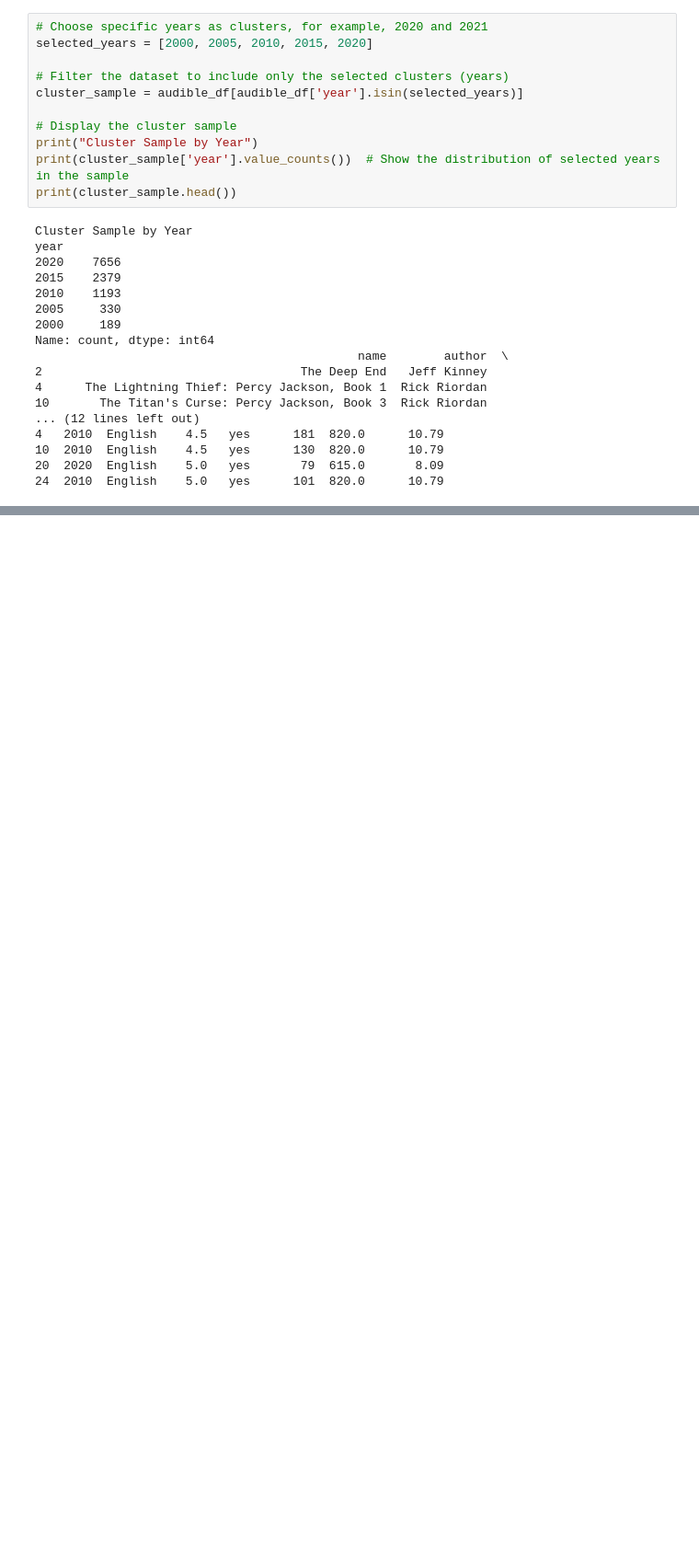
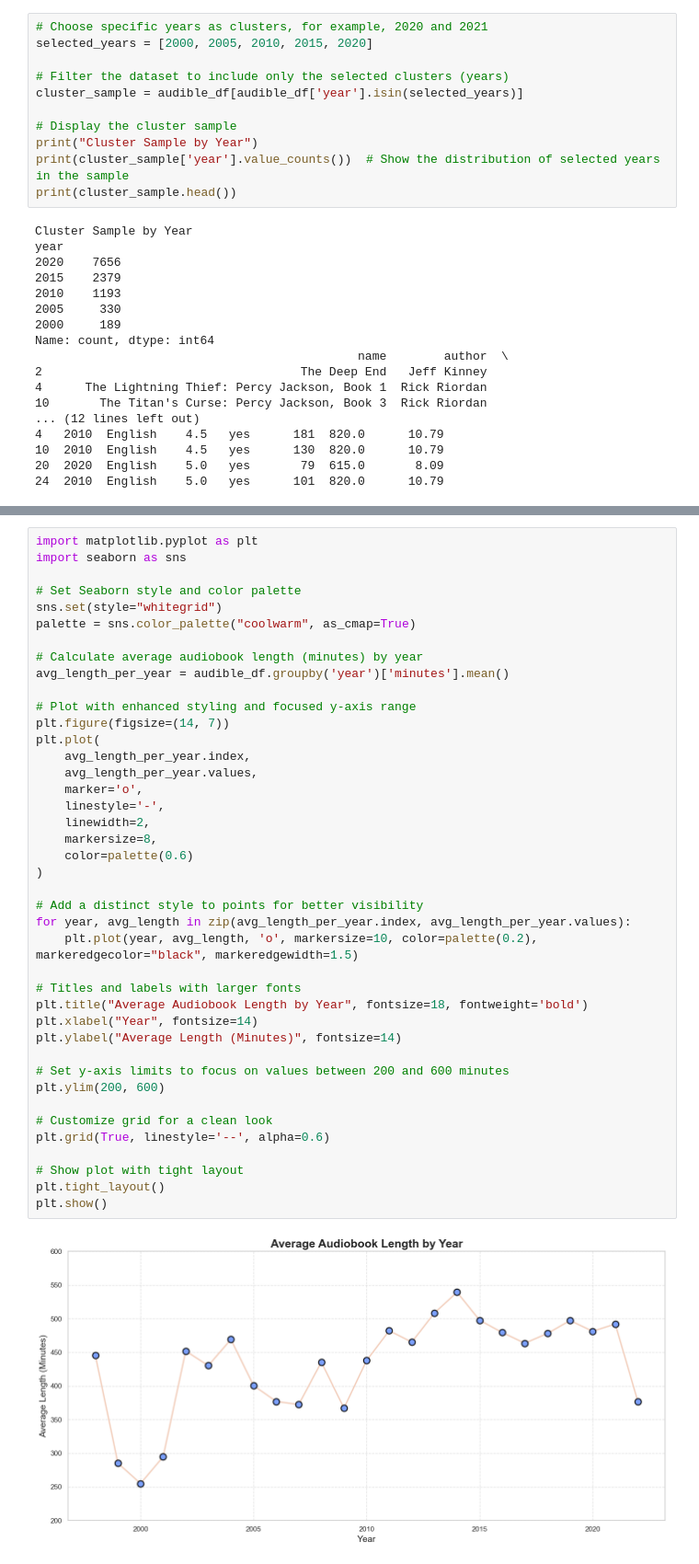
Before and after one commit to LilTeo48/dirty-data, a Jupyter notebook: main.ipynb, the cells around one changed output, grey strips where cells are left out. Shown at 92% size. Saved outputs shown, nothing was run; the diff lists cells and outputs as text; blank space fills up the shorter version.

```diff
--- a/main.ipynb
+++ b/main.ipynb
@@ -350,0 +488,43 @@ Name: count, dtype: int64
+# %%
+import matplotlib.pyplot as plt
+import seaborn as sns
+
+# Set Seaborn style and color palette
+sns.set(style="whitegrid")
+palette = sns.color_palette("coolwarm", as_cmap=True)
+
+# Calculate average audiobook length (minutes) by year
+avg_length_per_year = audible_df.groupby('year')['minutes'].mean()
+
+# Plot with enhanced styling and focused y-axis range
+plt.figure(figsize=(14, 7))
+plt.plot(
+    avg_length_per_year.index,
+    avg_length_per_year.values,
+    marker='o',
+    linestyle='-',
+    linewidth=2,
+    markersize=8,
+    color=palette(0.6)
+)
+
+# Add a distinct style to points for better visibility
+for year, avg_length in zip(avg_length_per_year.index, avg_length_per_year.values):
+    plt.plot(year, avg_length, 'o', markersize=10, color=palette(0.2), markeredgecolor="black", markeredgewidth=1.5)
+
+# Titles and labels with larger fonts
+plt.title("Average Audiobook Length by Year", fontsize=18, fontweight='bold')
+plt.xlabel("Year", fontsize=14)
+plt.ylabel("Average Length (Minutes)", fontsize=14)
+
+# Set y-axis limits to focus on values between 200 and 600 minutes
+plt.ylim(200, 600)
+
+# Customize grid for a clean look
+plt.grid(True, linestyle='--', alpha=0.6)
+
+# Show plot with tight layout
+plt.tight_layout()
+plt.show()
+# %% [output]
+[figure, added]
```
Also changed, not shown: parts of 16 cells of this notebook, 3 other files.
